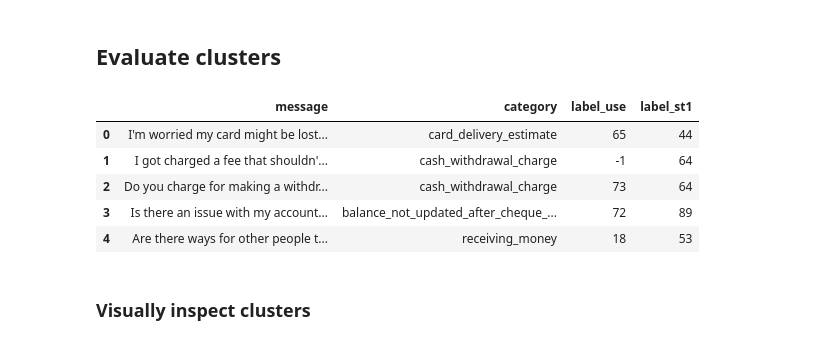
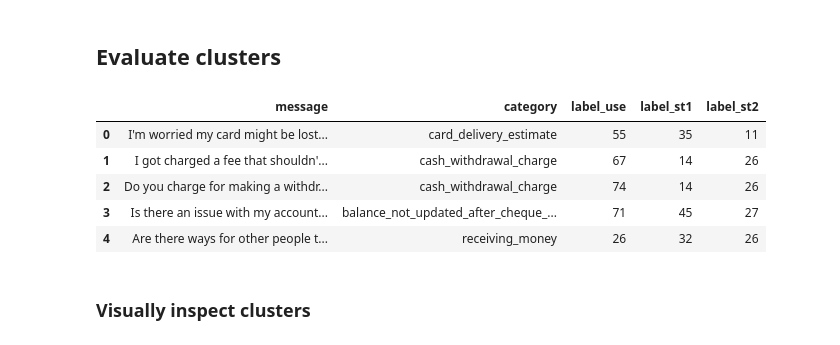
Before and after one commit to dborrelli/chat-intents, a Jupyter notebook: notebooks/05-use.ipynb, the cells around one changed output. Saved outputs shown, nothing was run; the diff lists cells and outputs as text; code cells hidden in the pictures.

Commit message:
Refactor some of code into functions for generating best clusters

```diff
--- a/notebooks/05-use.ipynb
+++ b/notebooks/05-use.ipynb
@@ -345,0 +353,2 @@ _.best_trial
+# %%
+best_params_st2, trials_st2 = bayesian_search(embeddings_st2, max_evals=100)
@@ -345,0 +363,6 @@ _.best_trial
+# %%
+best_clusters_use = best_clusters(embeddings_use, best_params_use)
+# %%
+best_clusters_st1 = best_clusters(embeddings_st1, best_params_st1)
+# %%
+best_clusters_st2 = best_clusters(embeddings_st2, best_params_st2)
@@ -386,21 +411,23 @@ score_clusters(1, st1_embeddings, n_neighbors=3, n_components=11, min_cluster_si
 # %%
 results_df = pd.DataFrame(all_intents, columns=['message'])
 results_df['category'] = data_sample.category
 
-cluster_dict = {'label_use': use_clusters,
-                'label_st1': st1_clusters}
+cluster_dict = {'label_use': best_clusters_use,
+                'label_st1': best_clusters_st1,
+                'label_st2': best_clusters_st2}
+                #'label_st3': best_clusters_st3}
 
 for key, value in cluster_dict.items():
     results_df[key] = value.labels_
 
 results_df.head()
 # %% [output]
-|  | message | category | label_use | label_st1 |
-| 0 | I'm worried my card might be lost... | card_delivery_estimate | 65 | 44 |
-| 1 | I got charged a fee that shouldn'... | cash_withdrawal_charge | -1 | 64 |
-| 2 | Do you charge for making a withdr... | cash_withdrawal_charge | 73 | 64 |
-| 3 | Is there an issue with my account... | balance_not_updated_after_cheque_... | 72 | 89 |
-| 4 | Are there ways for other people t... | receiving_money | 18 | 53 |
+|  | message | category | label_use | label_st1 | label_st2 |
+| 0 | I'm worried my card might be lost... | card_delivery_estimate | 55 | 35 | 11 |
+| 1 | I got charged a fee that shouldn'... | cash_withdrawal_charge | 67 | 14 | 26 |
+| 2 | Do you charge for making a withdr... | cash_withdrawal_charge | 74 | 14 | 26 |
+| 3 | Is there an issue with my account... | balance_not_updated_after_cheque_... | 71 | 45 | 27 |
+| 4 | Are there ways for other people t... | receiving_money | 26 | 32 | 26 |
 # %% [markdown]
 ### Visually inspect clusters
 # %%
```
Also changed, not shown: parts of 31 cells of this notebook.
